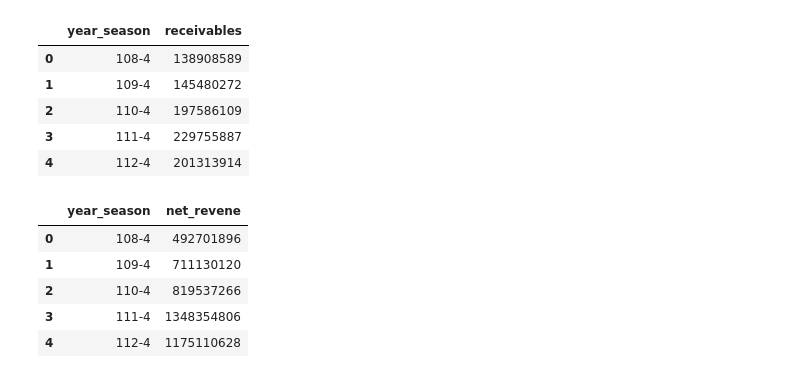
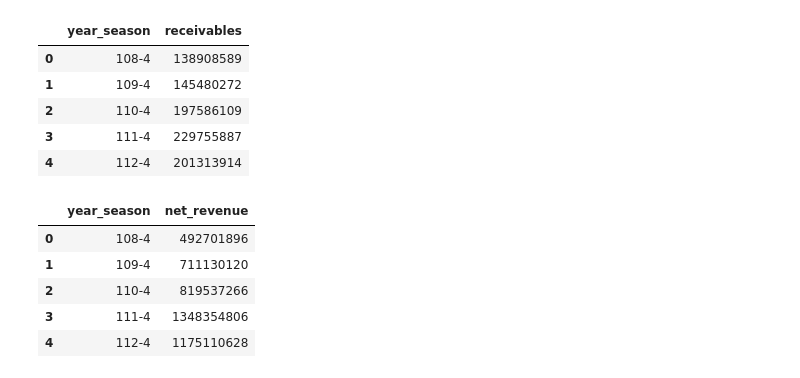
Before and after one commit to chiseanchang0727/financial-report-crawler, a Jupyter notebook: fc_report_analysis.ipynb, the cells around one changed output. Drawn from its saved outputs; the diff is of its cells as text; code cells hidden in the pictures.

```diff
--- a/fc_report_analysis.ipynb
+++ b/fc_report_analysis.ipynb
@@ -283,10 +288,10 @@ df_receivables
 | 4 | 112-4 | 201313914 |
 # %%
 # 銷貨淨額
-df_net_revenue = get_acct_data_and_rename(df_profitloss, '營業毛利（毛損）淨額', 'net_revene')
+df_net_revenue = get_acct_data_and_rename(df_profitloss, '營業毛利（毛損）淨額', 'net_revenue')
 df_net_revenue
 # %% [output]
-|  | year_season | net_revene |
+|  | year_season | net_revenue |
 | 0 | 108-4 | 492701896 |
 | 1 | 109-4 | 711130120 |
 | 2 | 110-4 | 819537266 |
```
Also changed, not shown: parts of 8 cells of this notebook.
